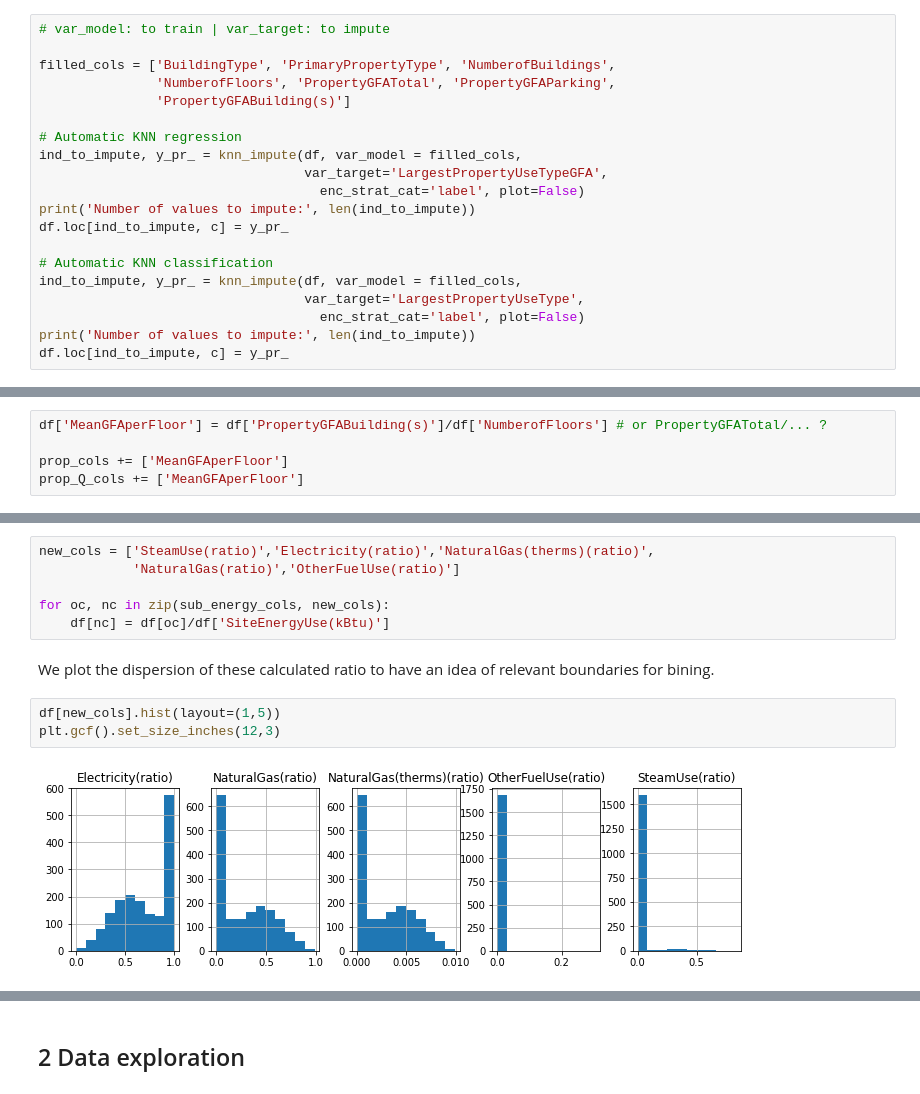
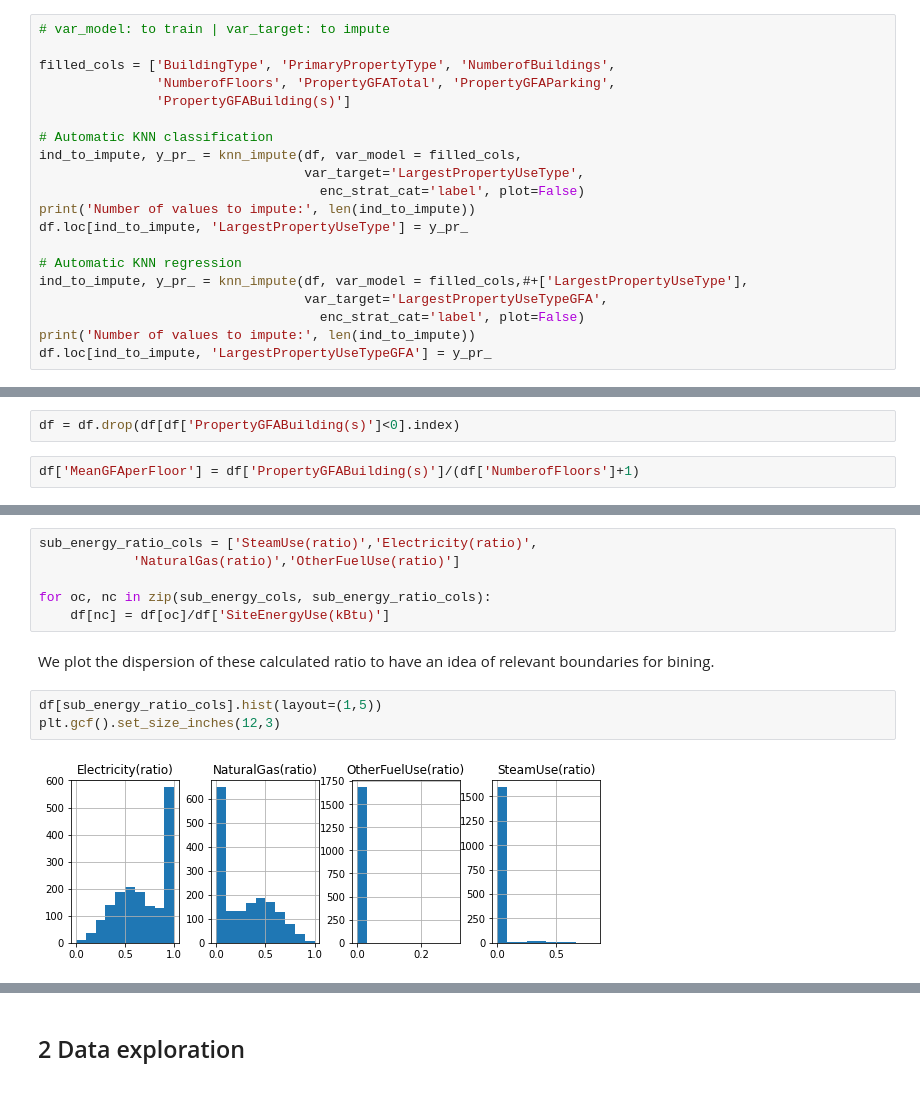
Before and after one commit to SmellyArmure/OC_DS_Project4, a Jupyter notebook: NOTEBOOKS/P4.ipynb, the cells around one changed output, grey strips where cells are left out. Saved outputs shown, nothing was run; the diff lists cells and outputs as text.

```diff
--- a/NOTEBOOKS/P4.ipynb
+++ b/NOTEBOOKS/P4.ipynb
@@ -638,17 +715,17 @@ filled_cols = ['BuildingType', 'PrimaryPropertyType', 'NumberofBuildings',
                'NumberofFloors', 'PropertyGFATotal', 'PropertyGFAParking',
                'PropertyGFABuilding(s)']
 
-# Automatic KNN regression
-ind_to_impute, y_pr_ = knn_impute(df, var_model = filled_cols,
-                                  var_target='LargestPropertyUseTypeGFA',
-                                    enc_strat_cat='label', plot=False)
-print('Number of values to impute:', len(ind_to_impute))
-df.loc[ind_to_impute, c] = y_pr_
-
 # Automatic KNN classification
 ind_to_impute, y_pr_ = knn_impute(df, var_model = filled_cols,
                                   var_target='LargestPropertyUseType',
                                     enc_strat_cat='label', plot=False)
 print('Number of values to impute:', len(ind_to_impute))
-df.loc[ind_to_impute, c] = y_pr_
+df.loc[ind_to_impute, 'LargestPropertyUseType'] = y_pr_
+
+# Automatic KNN regression
+ind_to_impute, y_pr_ = knn_impute(df, var_model = filled_cols,#+['LargestPropertyUseType'],
+                                  var_target='LargestPropertyUseTypeGFA',
+                                    enc_strat_cat='label', plot=False)
+print('Number of values to impute:', len(ind_to_impute))
+df.loc[ind_to_impute, 'LargestPropertyUseTypeGFA'] = y_pr_
 # %% [output]
@@ -677,11 +757,10 @@ prop_Q_cols += ['BuildingAge']
 #### Mean GFA per floor
 
 Deducing the mean GFA per floor from 'PropertyGFATotal' and 'NumberofFloors'.
+# %%
+df = df.drop(df[df['PropertyGFABuilding(s)']<0].index)
 # %%
-df['MeanGFAperFloor'] = df['PropertyGFABuilding(s)']/df['NumberofFloors'] # or PropertyGFATotal/... ?
-
-prop_cols += ['MeanGFAperFloor']
-prop_Q_cols += ['MeanGFAperFloor']
+df['MeanGFAperFloor'] = df['PropertyGFABuilding(s)']/(df['NumberofFloors']+1)
 # %% [markdown]
 #### Parking GFA ratio
 
@@ -720,16 +793,16 @@ We'll build a 'Profile' column based on precise consumption data columns, but we
 
 At first we calculate the proportion of SteamUse, Electricity, NaturalGas(therms), NaturalGas and OtherFuelUse and store the results in new columns.
 # %%
-new_cols = ['SteamUse(ratio)','Electricity(ratio)','NaturalGas(therms)(ratio)',
+sub_energy_ratio_cols = ['SteamUse(ratio)','Electricity(ratio)',
             'NaturalGas(ratio)','OtherFuelUse(ratio)']
 
-for oc, nc in zip(sub_energy_cols, new_cols):
+for oc, nc in zip(sub_energy_cols, sub_energy_ratio_cols):
     df[nc] = df[oc]/df['SiteEnergyUse(kBtu)']
 # %% [markdown]
 
 We plot the dispersion of these calculated ratio to have an idea of relevant boundaries for bining.
 # %%
-df[new_cols].hist(layout=(1,5))
+df[sub_energy_ratio_cols].hist(layout=(1,5))
 plt.gcf().set_size_inches(12,3)
 # %% [output]
-[figure, old version]
+[figure, new version]
```
Also changed, not shown: parts of 66 cells of this notebook, 1 other file.
